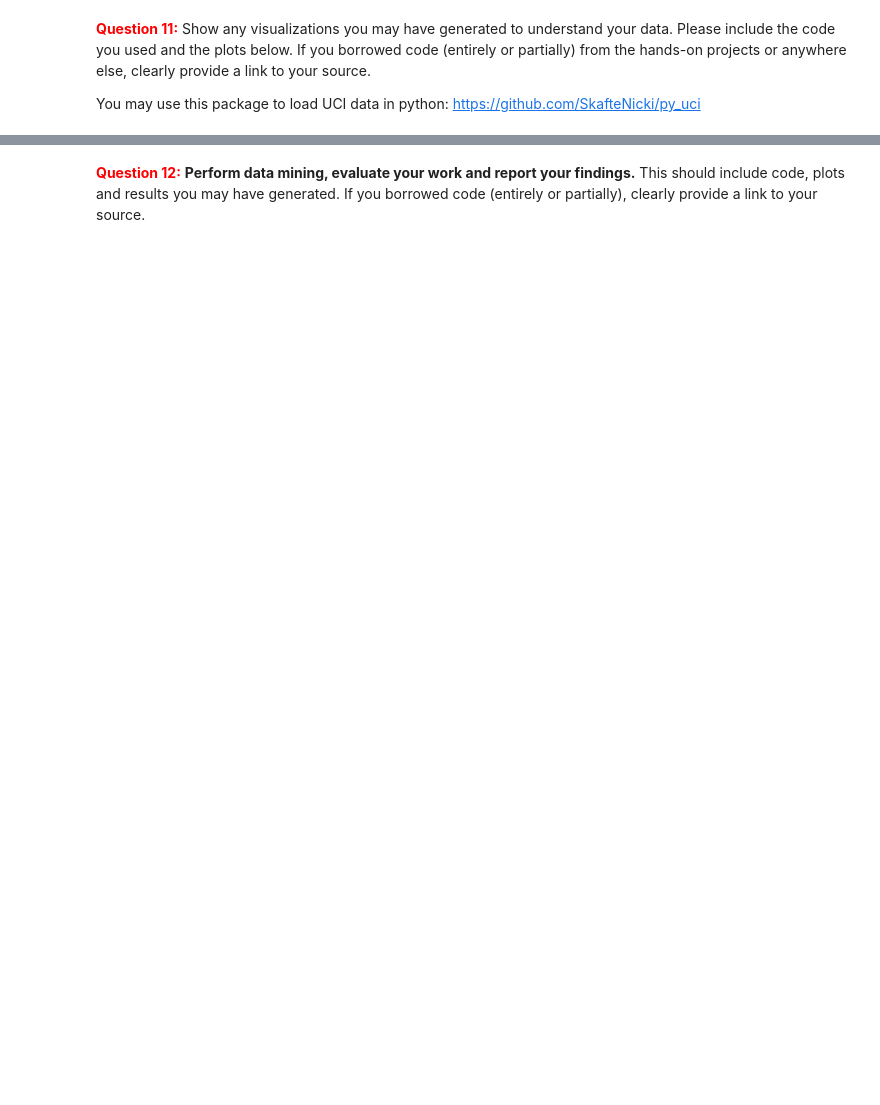
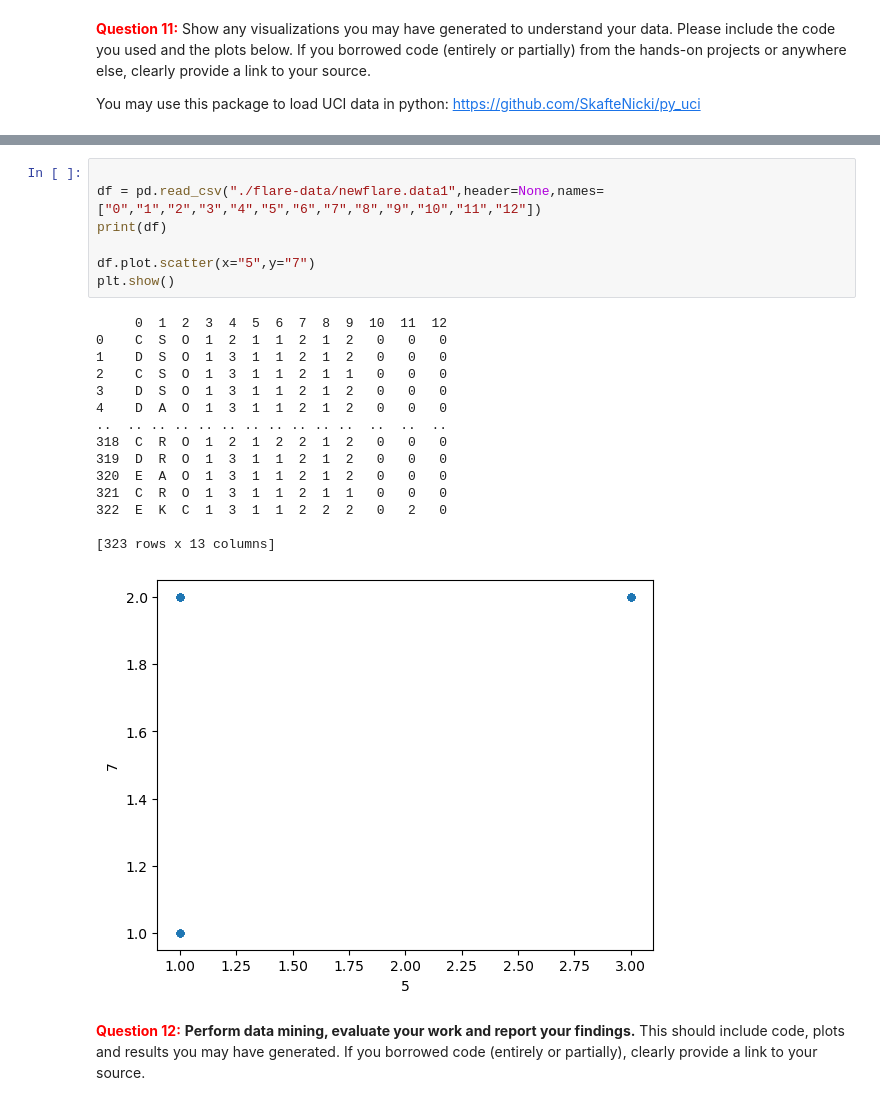
Before and after one commit to andrewstring/intelligent-data-analysis-final-project, a Jupyter notebook: Hands-on Project.ipynb, the cells around one changed output, grey strips where cells are left out. Drawn from its saved outputs; the diff is of its cells as text; blank space fills up the shorter version.

```diff
--- a/Hands-on Project.ipynb
+++ b/Hands-on Project.ipynb
@@ -40,2 +70,25 @@ You may use this package to load UCI data in python: https://github.com/SkafteNi
+# %%
+
+df = pd.read_csv("./flare-data/newflare.data1",header=None,names=["0","1","2","3","4","5","6","7","8","9","10","11","12"])
+print(df)
+
+df.plot.scatter(x="5",y="7")
+plt.show()
+# %% [output]
+     0  1  2  3  4  5  6  7  8  9  10  11  12
+0    C  S  O  1  2  1  1  2  1  2   0   0   0
+1    D  S  O  1  3  1  1  2  1  2   0   0   0
+2    C  S  O  1  3  1  1  2  1  1   0   0   0
+3    D  S  O  1  3  1  1  2  1  2   0   0   0
+4    D  A  O  1  3  1  1  2  1  2   0   0   0
+..  .. .. .. .. .. .. .. .. .. ..  ..  ..  ..
+318  C  R  O  1  2  1  2  2  1  2   0   0   0
+319  D  R  O  1  3  1  1  2  1  2   0   0   0
+320  E  A  O  1  3  1  1  2  1  2   0   0   0
+321  C  R  O  1  3  1  1  2  1  1   0   0   0
+322  E  K  C  1  3  1  1  2  2  2   0   2   0
+
+[323 rows x 13 columns]
+[figure, added]
 # %% [markdown]
 <span style="color:red">**Question 12:** </span> **Perform data mining, evaluate your work and report your findings.** This should include code, plots and results you may have generated. If you borrowed code (entirely or partially), clearly provide a link to your source.
```
Also changed, not shown: parts of 16 cells of this notebook, 2 other files.
